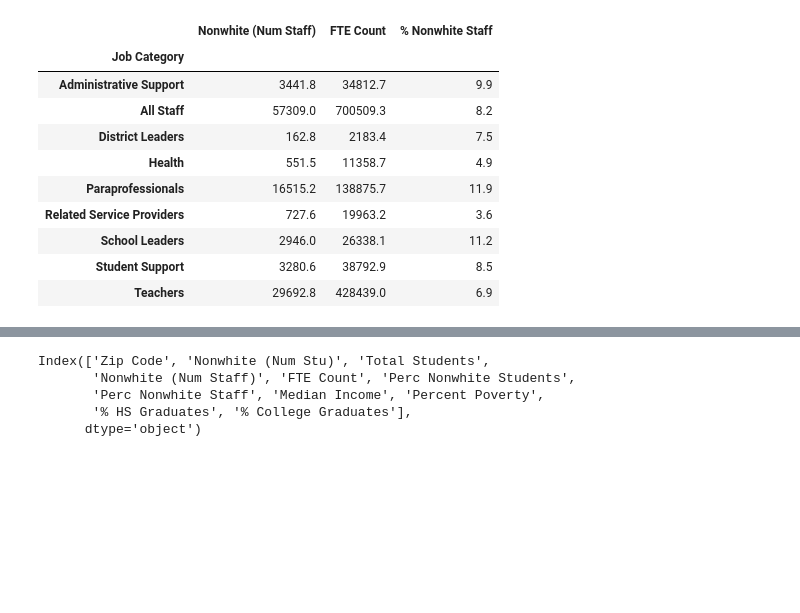
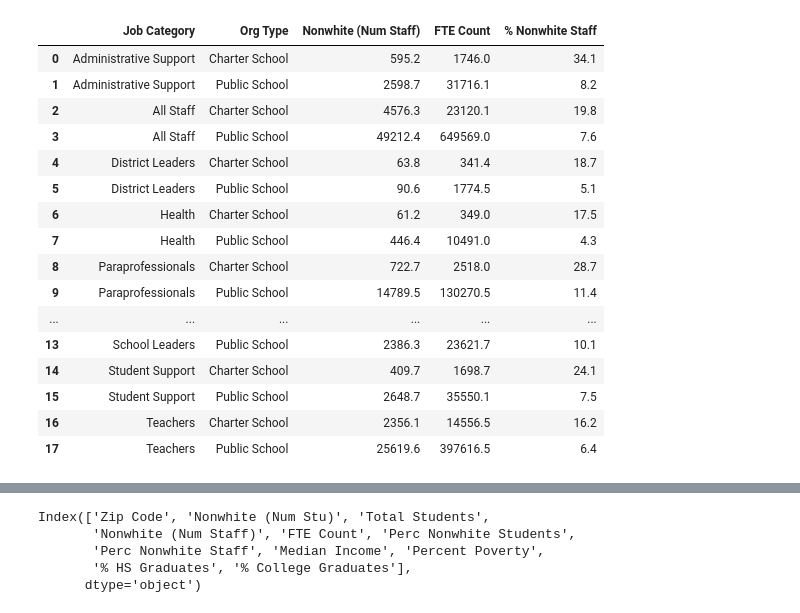
Before and after one commit to jill-k/school-staff-demographics, a Jupyter notebook: analysis/Final Project Analysis - Descriptive Data.ipynb, the cells around one changed output, grey strips where cells are left out. Saved outputs shown, nothing was run; the diff lists cells and outputs as text; code cells hidden in the pictures; blank space fills up the shorter version.

```diff
--- a/analysis/Final Project Analysis - Descriptive Data.ipynb
+++ b/analysis/Final Project Analysis - Descriptive Data.ipynb
@@ -63,3 +35,6 @@ Index(['Org Code', 'SCHOOL_x', 'African American', 'Asian', 'Hispanic',
+# %%
+df = pd.merge(df, addresses, how= "inner", on = "Org Code")
 # %%
-df = df[["Org Code", "Year", "Job Category", "Nonwhite (Num Stu)", "Total Students", "Nonwhite (Num Staff)", "FTE Count"]]
+## Keep necessary columns
+df = df[["Org Code", "Org Type", "Year", "Job Category", "Nonwhite (Num Stu)", "Total Students", "Nonwhite (Num Staff)", "FTE Count"]]
 # %%
@@ -66,23 +42,29 @@ df = df[["Org Code", "Year", "Job Category", "Nonwhite (Num Stu)", "Total Studen
 df_job_mask = df["Org Code"] == 0
 df_jobs = df[~df_job_mask]
 # %%
-df_jobs_grouped = df_jobs.groupby("Job Category").sum()[["Nonwhite (Num Staff)", "FTE Count"]]
+df_jobs_grouped = df_jobs.groupby(["Job Category", "Org Type"]).sum()[["Nonwhite (Num Staff)", "FTE Count"]]
 # %%
 df_jobs_grouped["% Nonwhite Staff"] = round(df_jobs_grouped["Nonwhite (Num Staff)"] / df_jobs_grouped["FTE Count"] * 100, 1)
 # %%
-df_jobs_grouped
+df_jobs_grouped.reset_index()
 # %% [output]
-|  | Nonwhite (Num Staff) | FTE Count | % Nonwhite Staff |
-| Job Category |  |  |  |
-| Administrative Support | 3441.8 | 34812.7 | 9.9 |
-| All Staff | 57309.0 | 700509.3 | 8.2 |
-| District Leaders | 162.8 | 2183.4 | 7.5 |
-| Health | 551.5 | 11358.7 | 4.9 |
-| Paraprofessionals | 16515.2 | 138875.7 | 11.9 |
-| Related Service Providers | 727.6 | 19963.2 | 3.6 |
-| School Leaders | 2946.0 | 26338.1 | 11.2 |
-| Student Support | 3280.6 | 38792.9 | 8.5 |
-| Teachers | 29692.8 | 428439.0 | 6.9 |
+|  | Job Category | Org Type | Nonwhite (Num Staff) | FTE Count | % Nonwhite Staff |
+| 0 | Administrative Support | Charter School | 595.2 | 1746.0 | 34.1 |
+| 1 | Administrative Support | Public School | 2598.7 | 31716.1 | 8.2 |
+| 2 | All Staff | Charter School | 4576.3 | 23120.1 | 19.8 |
+| 3 | All Staff | Public School | 49212.4 | 649569.0 | 7.6 |
+| 4 | District Leaders | Charter School | 63.8 | 341.4 | 18.7 |
+| 5 | District Leaders | Public School | 90.6 | 1774.5 | 5.1 |
+| 6 | Health | Charter School | 61.2 | 349.0 | 17.5 |
+| 7 | Health | Public School | 446.4 | 10491.0 | 4.3 |
+| 8 | Paraprofessionals | Charter School | 722.7 | 2518.0 | 28.7 |
+| 9 | Paraprofessionals | Public School | 14789.5 | 130270.5 | 11.4 |
+| ... | ... | ... | ... | ... | ... |
+| 13 | School Leaders | Public School | 2386.3 | 23621.7 | 10.1 |
+| 14 | Student Support | Charter School | 409.7 | 1698.7 | 24.1 |
+| 15 | Student Support | Public School | 2648.7 | 35550.1 | 7.5 |
+| 16 | Teachers | Charter School | 2356.1 | 14556.5 | 16.2 |
+| 17 | Teachers | Public School | 25619.6 | 397616.5 | 6.4 |
 # %%
 job = df_jobs_grouped["% Nonwhite Staff"].sort_values(ascending = False).plot(kind = "bar", figsize = (15, 3))
 # %% [output]
```
Also changed, not shown: parts of 28 cells of this notebook.
